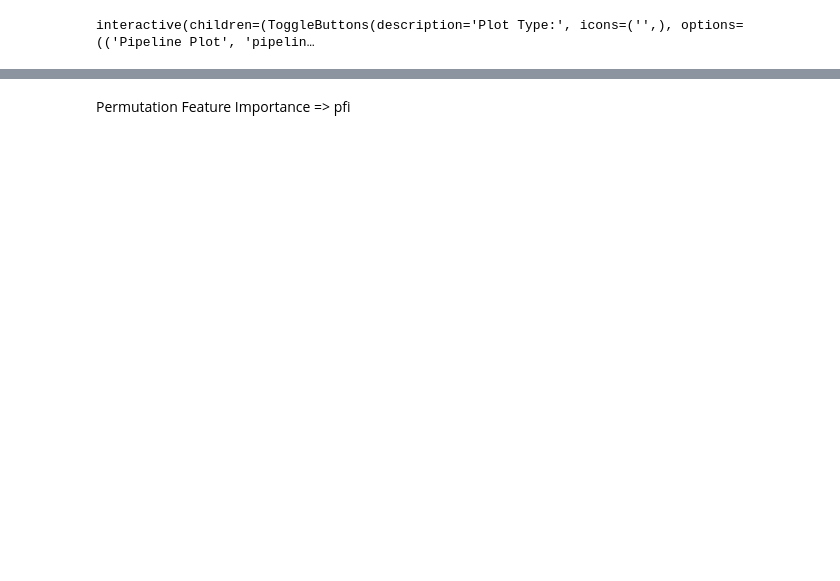
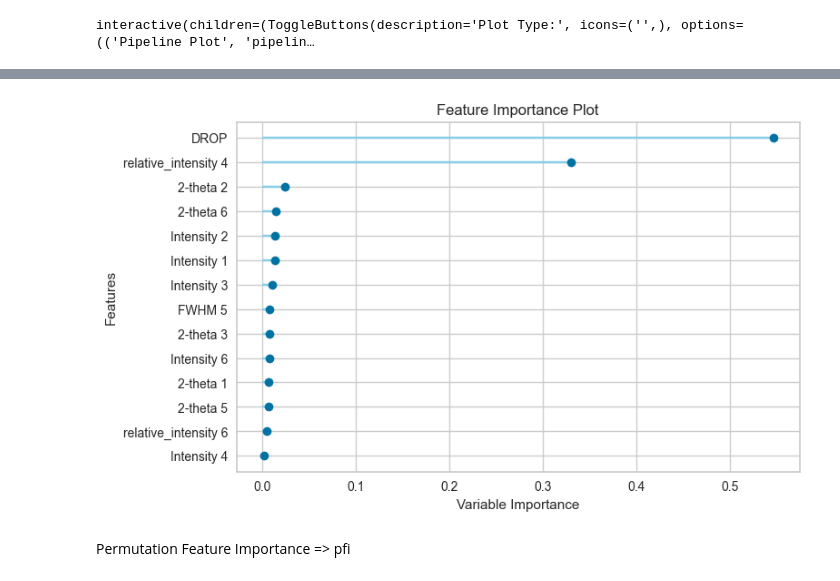
Before and after one commit to mmortazavi/ml_demystified, a Jupyter notebook: projects/solarcell/xrd/nezamloo/FF_target_Pycaret.ipynb, the cells around one changed output, grey strips where cells are left out. Cells and saved outputs as stored; diff of their text form; code cells hidden in the pictures; blank space fills up the shorter version.

```diff
--- a/projects/solarcell/xrd/nezamloo/FF_target_Pycaret.ipynb
+++ b/projects/solarcell/xrd/nezamloo/FF_target_Pycaret.ipynb
@@ -82,3 +104,6 @@ evaluate_model(gbr)
 | Train | 0.1101 | 0.0207 | 0.1438 | 0.9960 | 0.0033 | 0.0025 |
 [interactive output not drawn]
 interactive(children=(ToggleButtons(description='Plot Type:', icons=('',), options=(('Pipeline Plot', 'pipelin…
+# %%
+plot_model(gbr, plot = 'feature_all')
+# %% [output]
@@ -85,3 +111,4 @@ interactive(children=(ToggleButtons(description='Plot Type:', icons=('',), optio
+[figure, added]
 # %% [markdown]
 Permutation Feature Importance => pfi
 # %%
```
Also changed, not shown: parts of 7 cells of this notebook, 1 other file.
